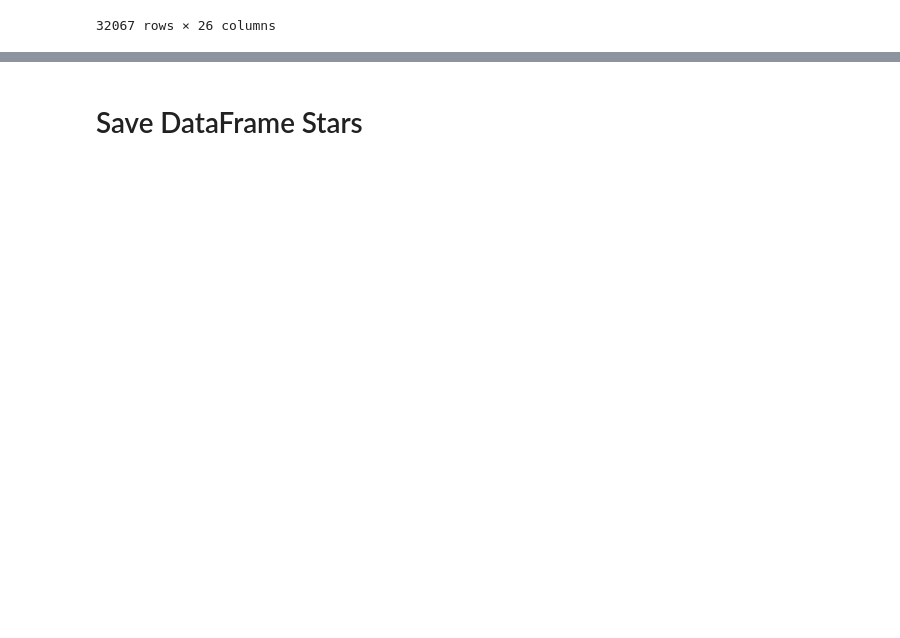
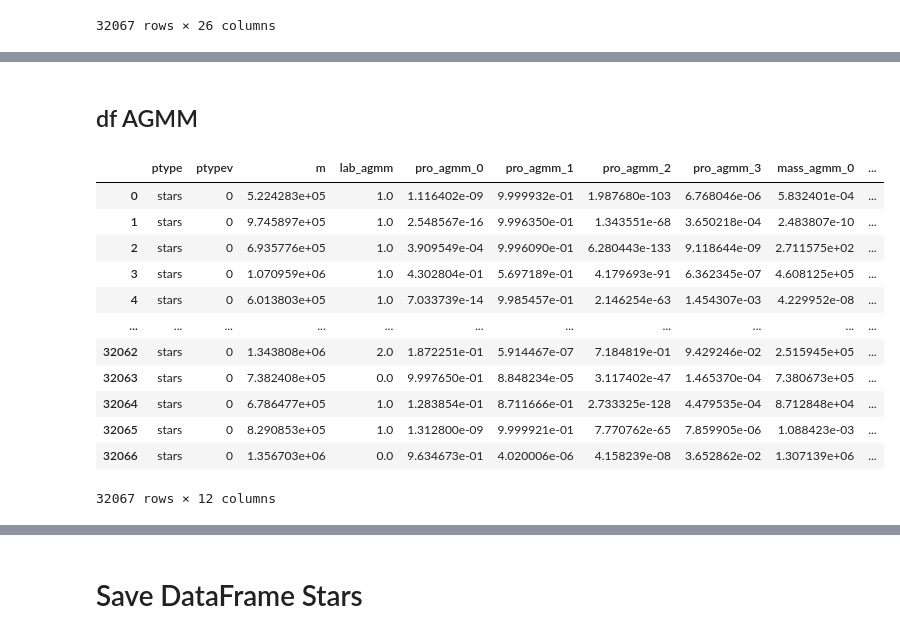
Before and after one commit to antotaverna/gchop_paper, a Jupyter notebook: df_stars.ipynb, the cells around one changed output, grey strips where cells are left out. Drawn from its saved outputs; the diff is of its cells as text; code cells hidden in the pictures; blank space fills up the shorter version.

```diff
--- a/df_stars.ipynb
+++ b/df_stars.ipynb
@@ -141,3 +164,6 @@ decomposer = gchop.models.AutoGaussianMixture() #njobs paralell
 cmp_labels = decomposer.decompose(gal)
 labels_agmm = cmp_labels.labels[cmp_labels.ptypes == 'stars']
 cmp_labels
+
+#Probabilities
+probs_agmm = cmp_labels.probabilities[cmp_labels.ptypes == 'stars']
@@ -203,0 +326,33 @@ dfs
+# %% [markdown]
+## df AGMM
+# %%
+df_agmm = gal.stars.to_dataframe()
+df_agmm.drop(columns=['x', 'y', 'z','vx', 'vy', 'vz','total_energy','softening', 'potential', 'kinetic_energy','Jx', 'Jy', 'Jz'], axis=1, inplace=True)
+df_agmm["lab_agmm"]=labels_agmm
+
+df_agmm["pro_agmm_0"]=probs_agmm[:,0]
+df_agmm["pro_agmm_1"]=probs_agmm[:,1]
+df_agmm["pro_agmm_2"]=probs_agmm[:,2]
+df_agmm["pro_agmm_3"]=probs_agmm[:,3]
+
+
+df_agmm["mass_agmm_0"]=probs_agmm[:,0]*df_agmm.m
+df_agmm["mass_agmm_1"]=probs_agmm[:,1]*df_agmm.m
+df_agmm["mass_agmm_2"]=probs_agmm[:,2]*df_agmm.m
+df_agmm["mass_agmm_3"]=probs_agmm[:,3]*df_agmm.m
+# %%
+df_agmm
+# %% [output]
+|  | ptype | ptypev | m | lab_agmm | pro_agmm_0 | pro_agmm_1 | pro_agmm_2 | pro_agmm_3 | mass_agmm_0 | ... |
+| 0 | stars | 0 | 5.224283e+05 | 1.0 | 1.116402e-09 | 9.999932e-01 | 1.987680e-103 | 6.768046e-06 | 5.832401e-04 | ... |
+| 1 | stars | 0 | 9.745897e+05 | 1.0 | 2.548567e-16 | 9.996350e-01 | 1.343551e-68 | 3.650218e-04 | 2.483807e-10 | ... |
+| 2 | stars | 0 | 6.935776e+05 | 1.0 | 3.909549e-04 | 9.996090e-01 | 6.280443e-133 | 9.118644e-09 | 2.711575e+02 | ... |
+| 3 | stars | 0 | 1.070959e+06 | 1.0 | 4.302804e-01 | 5.697189e-01 | 4.179693e-91 | 6.362345e-07 | 4.608125e+05 | ... |
+| 4 | stars | 0 | 6.013803e+05 | 1.0 | 7.033739e-14 | 9.985457e-01 | 2.146254e-63 | 1.454307e-03 | 4.229952e-08 | ... |
+| ... | ... | ... | ... | ... | ... | ... | ... | ... | ... | ... |
+| 32062 | stars | 0 | 1.343808e+06 | 2.0 | 1.872251e-01 | 5.914467e-07 | 7.184819e-01 | 9.429246e-02 | 2.515945e+05 | ... |
+| 32063 | stars | 0 | 7.382408e+05 | 0.0 | 9.997650e-01 | 8.848234e-05 | 3.117402e-47 | 1.465370e-04 | 7.380673e+05 | ... |
+| 32064 | stars | 0 | 6.786477e+05 | 1.0 | 1.283854e-01 | 8.711666e-01 | 2.733325e-128 | 4.479535e-04 | 8.712848e+04 | ... |
+| 32065 | stars | 0 | 8.290853e+05 | 1.0 | 1.312800e-09 | 9.999921e-01 | 7.770762e-65 | 7.859905e-06 | 1.088423e-03 | ... |
+| 32066 | stars | 0 | 1.356703e+06 | 0.0 | 9.634673e-01 | 4.020006e-06 | 4.158239e-08 | 3.652862e-02 | 1.307139e+06 | ... |
+32067 rows × 12 columns
```
Also changed, not shown: parts of 19 cells of this notebook.
